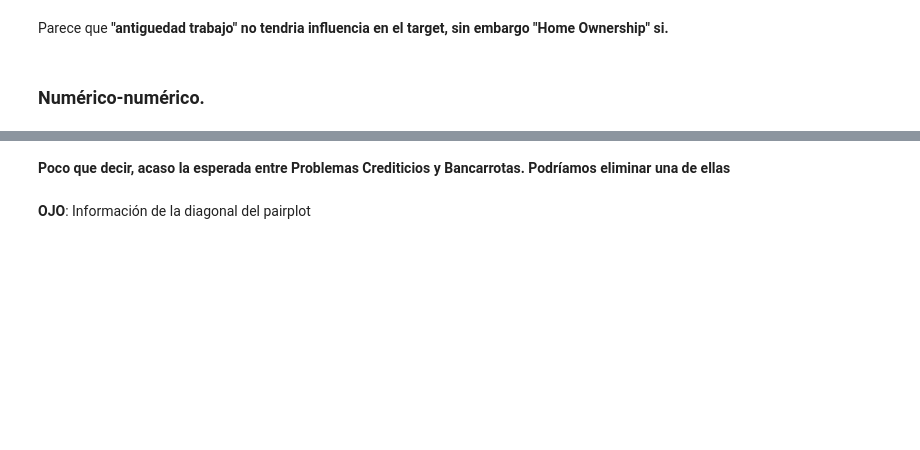
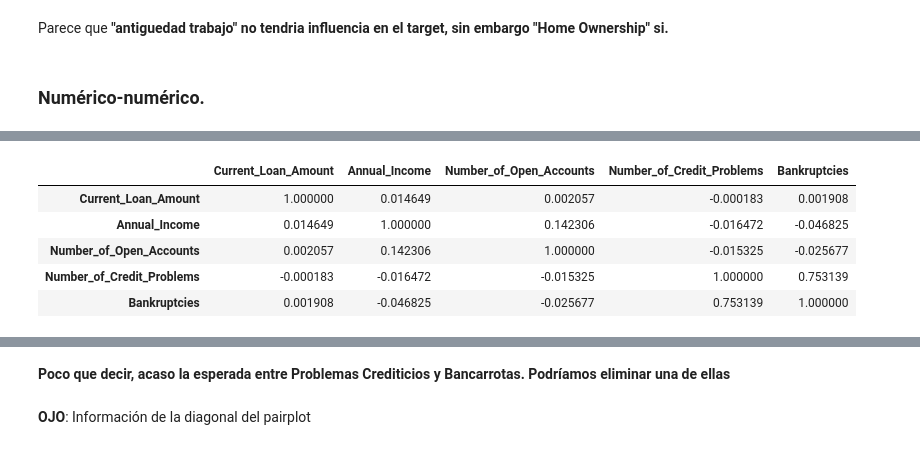
Before and after one commit to SonikoKatsura/CURSO_PARO_IA, a Jupyter notebook: Rober_IA/Modulo2/eda_loan.ipynb, the cells around one changed output, grey strips where cells are left out. Drawn from its saved outputs; the diff is of its cells as text; code cells hidden in the pictures; blank space fills up the shorter version.

```diff
--- a/Rober_IA/Modulo2/eda_loan.ipynb
+++ b/Rober_IA/Modulo2/eda_loan.ipynb
@@ -198,8 +350,15 @@ sns.pairplot(data=df_loan, hue='Loan_Status', diag_kind='kde');
 # %%
 # recuerden 'numeric_only=True'
-mat_corr = df_loan.corr()
+mat_corr = df_loan.corr(numeric_only=True)
 
 mat_corr
+# %% [output]
+|  | Current_Loan_Amount | Annual_Income | Number_of_Open_Accounts | Number_of_Credit_Problems | Bankruptcies |
+| Current_Loan_Amount | 1.000000 | 0.014649 | 0.002057 | -0.000183 | 0.001908 |
+| Annual_Income | 0.014649 | 1.000000 | 0.142306 | -0.016472 | -0.046825 |
+| Number_of_Open_Accounts | 0.002057 | 0.142306 | 1.000000 | -0.015325 | -0.025677 |
+| Number_of_Credit_Problems | -0.000183 | -0.016472 | -0.015325 | 1.000000 | 0.753139 |
+| Bankruptcies | 0.001908 | -0.046825 | -0.025677 | 0.753139 | 1.000000 |
 # %%
 sns.heatmap(mat_corr, annot=True, cbar=True, \
             cmap=sns.color_palette("coolwarm", as_cmap=True))
```
Also changed, not shown: parts of 30 cells of this notebook.
